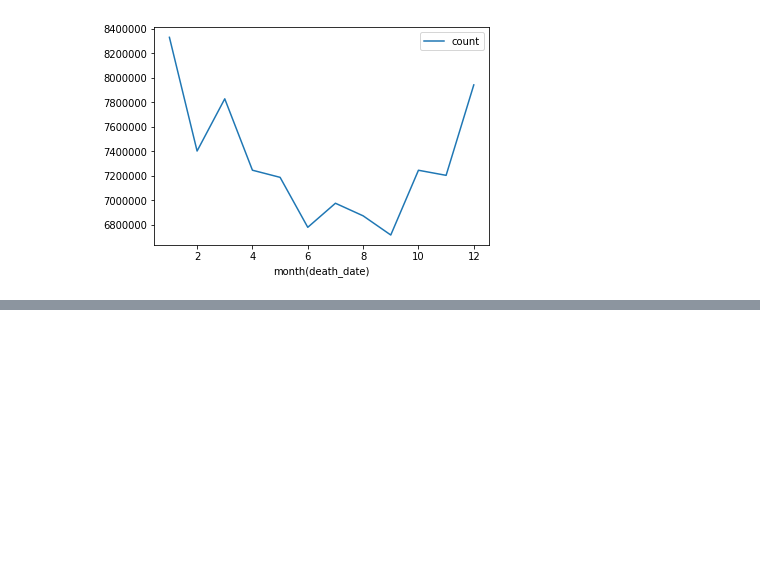
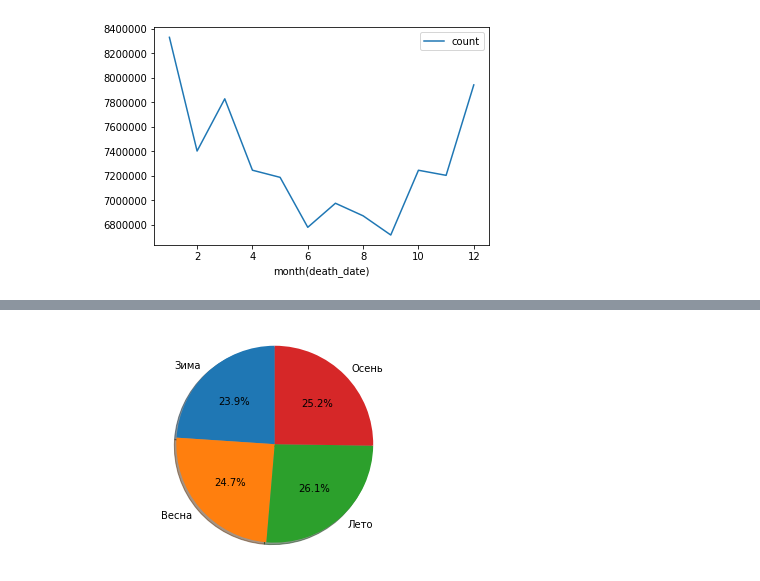
Before and after one commit to AlexanderSergeev/Big-Data-DMF, a Jupyter notebook: DMF.ipynb, the cells around one changed output, grey strips where cells are left out. Cells and saved outputs as stored; diff of their text form; code cells hidden in the pictures; blank space fills up the shorter version.

```diff
--- a/DMF.ipynb
+++ b/DMF.ipynb
@@ -186,0 +190,17 @@ df.groupBy(month(df.death_date))\
+# %%
+from pyspark.sql.functions import year
+young_df = df.where((year(df.death_date)>1970) & (year(df.death_date)-year(df.birth_date)<30)).groupBy(df.season)\
+    .count()\
+    .orderBy('season')\
+    .toPandas()
+# %%
+import matplotlib.pyplot as plt
+fig1, ax1 = plt.subplots()
+sizes=young_df['count']
+labels='Зима', 'Весна', 'Лето', 'Осень'
+ax1.pie(sizes, labels=labels, autopct='%1.1f%%',
+        shadow=True, startangle=90)
+ax1.axis('equal')  # Equal aspect ratio ensures that pie is drawn as a circle.
+plt.show()
+# %% [output]
+[figure, added]
```
Also changed, not shown: parts of 29 cells of this notebook.
